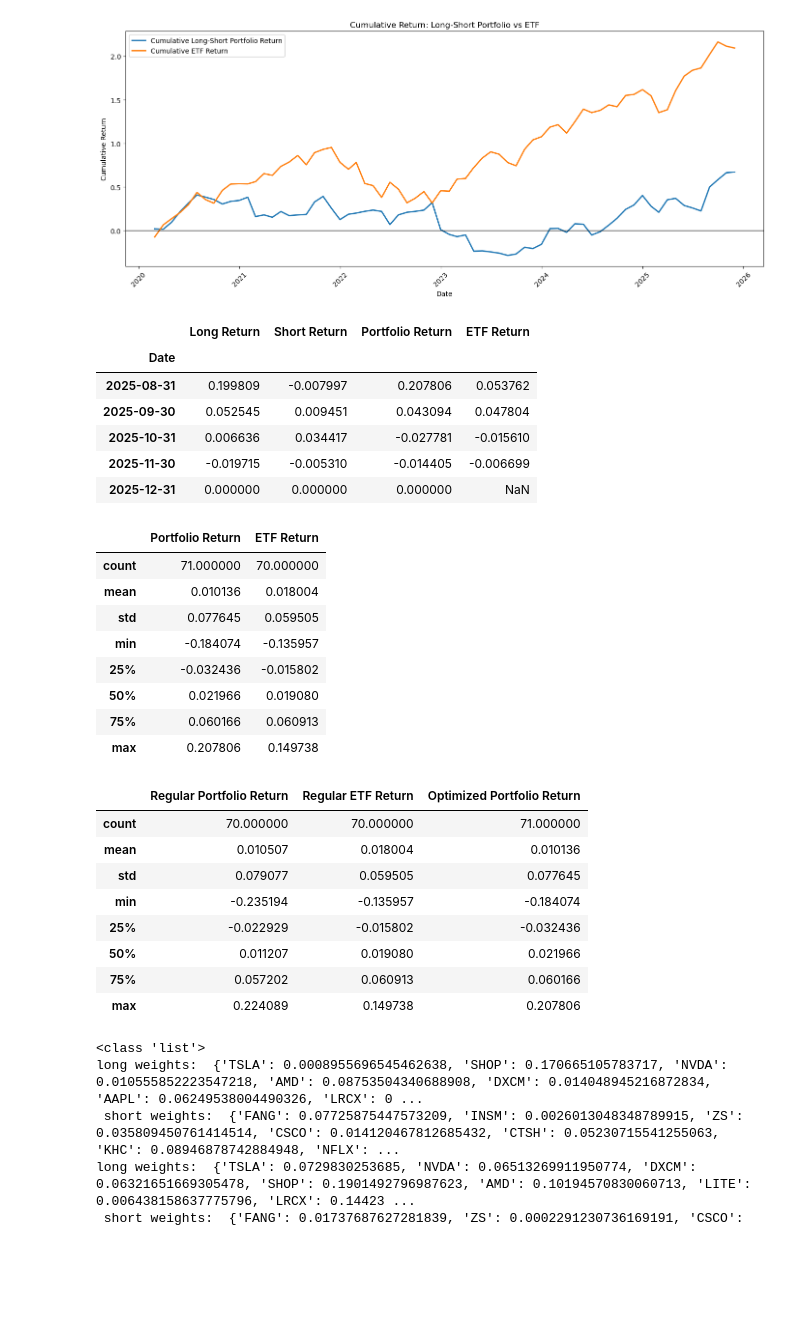
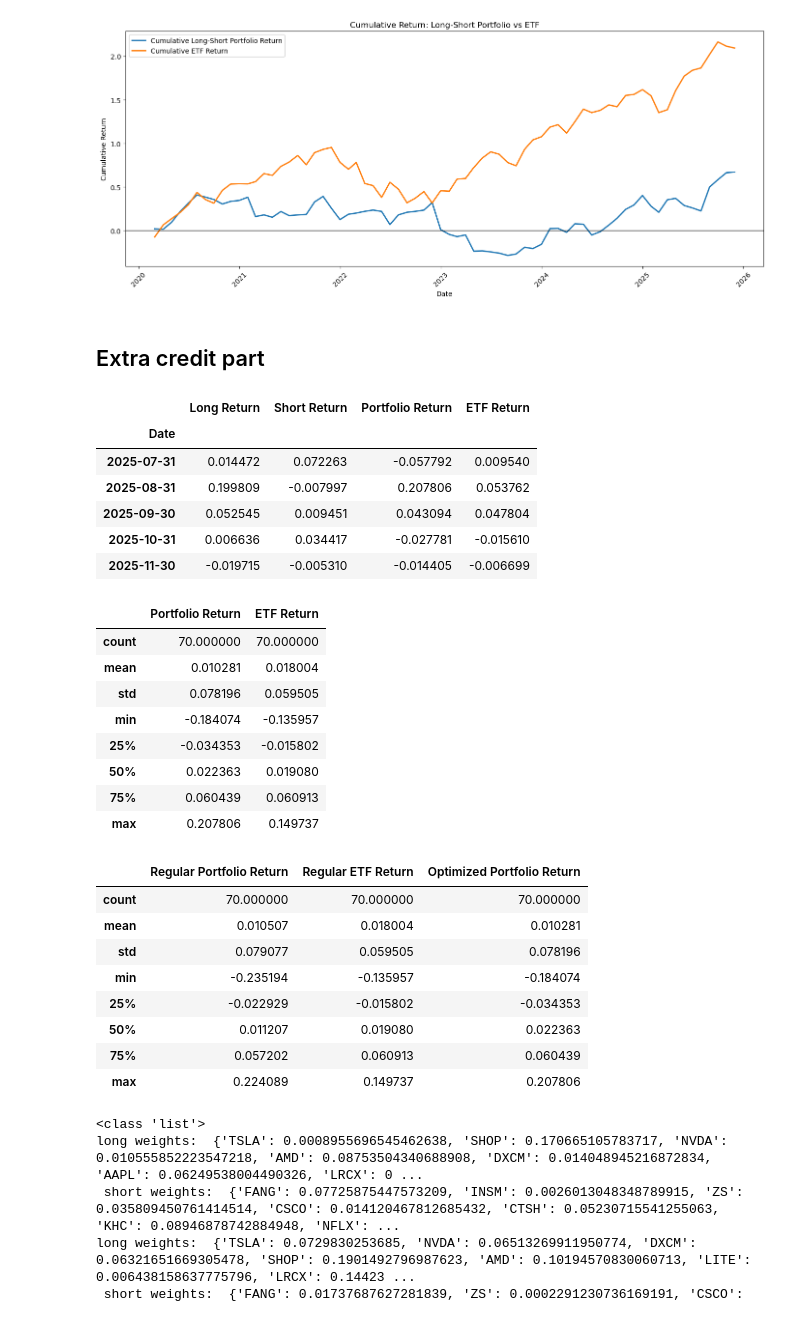
Before and after one commit to Spring-26-Quantitative-Finance/SunilA-QF-SP26, a Jupyter notebook: final_proj/main.ipynb, the cells around one changed output. Drawn from its saved outputs; the diff is of its cells as text; code cells hidden in the pictures; blank space fills up the shorter version.

```diff
--- a/final_proj/main.ipynb
+++ b/final_proj/main.ipynb
@@ -555,3 +555,5 @@ plt.show()
+# %% [markdown]
+## Extra credit part
 # %%
 def monte_carlo_optimize_weights(returns_window, rf_annual=0.03, periods_per_year=12,
                                  n_portfolios=50000, objective="max_sharpe", seed=42):
@@ -670,28 +672,29 @@ for i, date in enumerate(combined_z_score.index):
 
 optimized_backtest_df = pd.DataFrame(optimized_results).set_index("Date")
 # %%
+optimized_backtest_df = optimized_backtest_df.dropna().copy()
 optimized_backtest_df[["Long Return", "Short Return", "Portfolio Return", "ETF Return"]].tail()
 # %% [output]
 |  | Long Return | Short Return | Portfolio Return | ETF Return |
 | Date |  |  |  |  |
+| 2025-07-31 | 0.014472 | 0.072263 | -0.057792 | 0.009540 |
 | 2025-08-31 | 0.199809 | -0.007997 | 0.207806 | 0.053762 |
 | 2025-09-30 | 0.052545 | 0.009451 | 0.043094 | 0.047804 |
 | 2025-10-31 | 0.006636 | 0.034417 | -0.027781 | -0.015610 |
 | 2025-11-30 | -0.019715 | -0.005310 | -0.014405 | -0.006699 |
-| 2025-12-31 | 0.000000 | 0.000000 | 0.000000 | NaN |
 # %%
 # Summary
 optimized_backtest_df[["Portfolio Return", "ETF Return"]].describe()
 # %% [output]
 |  | Portfolio Return | ETF Return |
-| count | 71.000000 | 70.000000 |
-| mean | 0.010136 | 0.018004 |
-| std | 0.077645 | 0.059505 |
+| count | 70.000000 | 70.000000 |
+| mean | 0.010281 | 0.018004 |
+| std | 0.078196 | 0.059505 |
 | min | -0.184074 | -0.135957 |
-| 25% | -0.032436 | -0.015802 |
-| 50% | 0.021966 | 0.019080 |
-| 75% | 0.060166 | 0.060913 |
-| max | 0.207806 | 0.149738 |
+| 25% | -0.034353 | -0.015802 |
+| 50% | 0.022363 | 0.019080 |
+| 75% | 0.060439 | 0.060913 |
+| max | 0.207806 | 0.149737 |
 # %%
 # Regular vs Weight Optimized backtest comparison
 pd.concat([
@@ -700,14 +703,14 @@ pd.concat([
 ], axis=1).describe()
 # %% [output]
 |  | Regular Portfolio Return | Regular ETF Return | Optimized Portfolio Return |
-| count | 70.000000 | 70.000000 | 71.000000 |
-| mean | 0.010507 | 0.018004 | 0.010136 |
-| std | 0.079077 | 0.059505 | 0.077645 |
+| count | 70.000000 | 70.000000 | 70.000000 |
+| mean | 0.010507 | 0.018004 | 0.010281 |
+| std | 0.079077 | 0.059505 | 0.078196 |
 | min | -0.235194 | -0.135957 | -0.184074 |
-| 25% | -0.022929 | -0.015802 | -0.032436 |
-| 50% | 0.011207 | 0.019080 | 0.021966 |
-| 75% | 0.057202 | 0.060913 | 0.060166 |
-| max | 0.224089 | 0.149738 | 0.207806 |
+| 25% | -0.022929 | -0.015802 | -0.034353 |
+| 50% | 0.011207 | 0.019080 | 0.022363 |
+| 75% | 0.057202 | 0.060913 | 0.060439 |
+| max | 0.224089 | 0.149737 | 0.207806 |
 # %%
 print(type(optimized_results))
 
```
Also changed, not shown: parts of 14 cells of this notebook.
